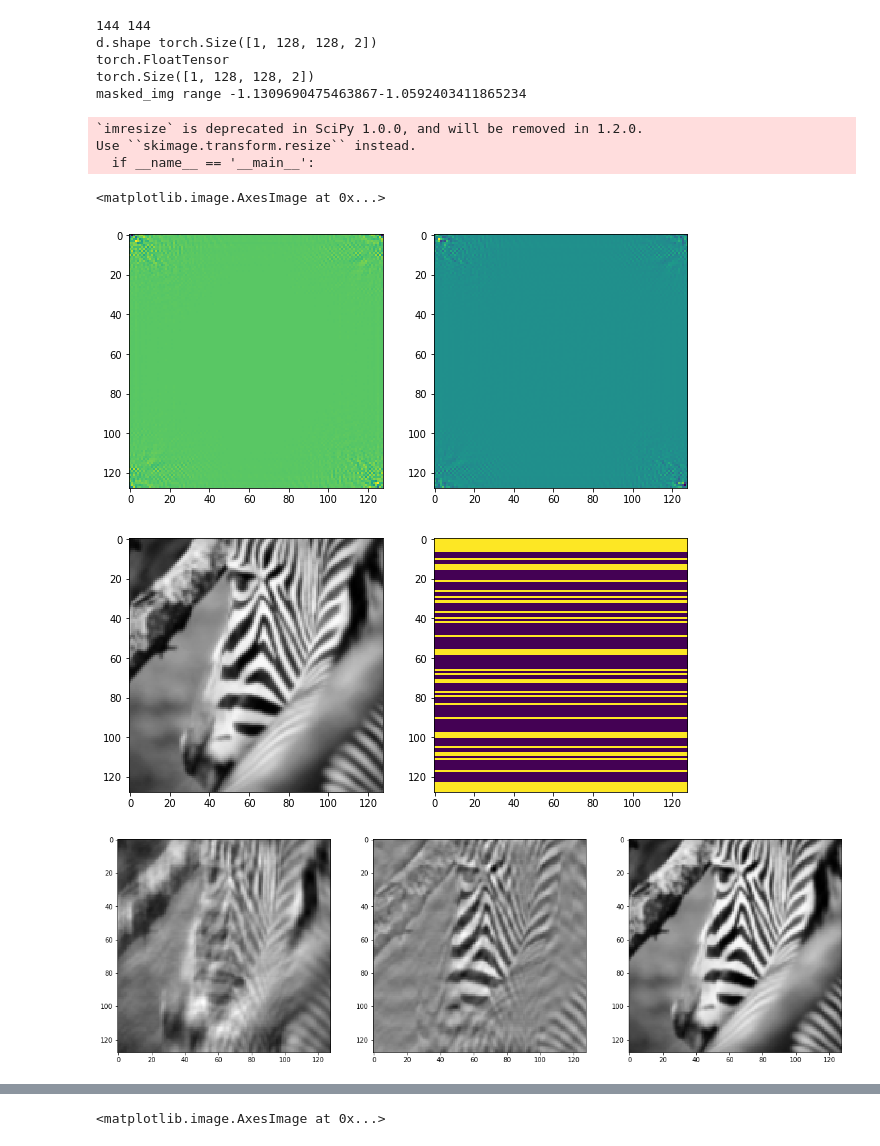
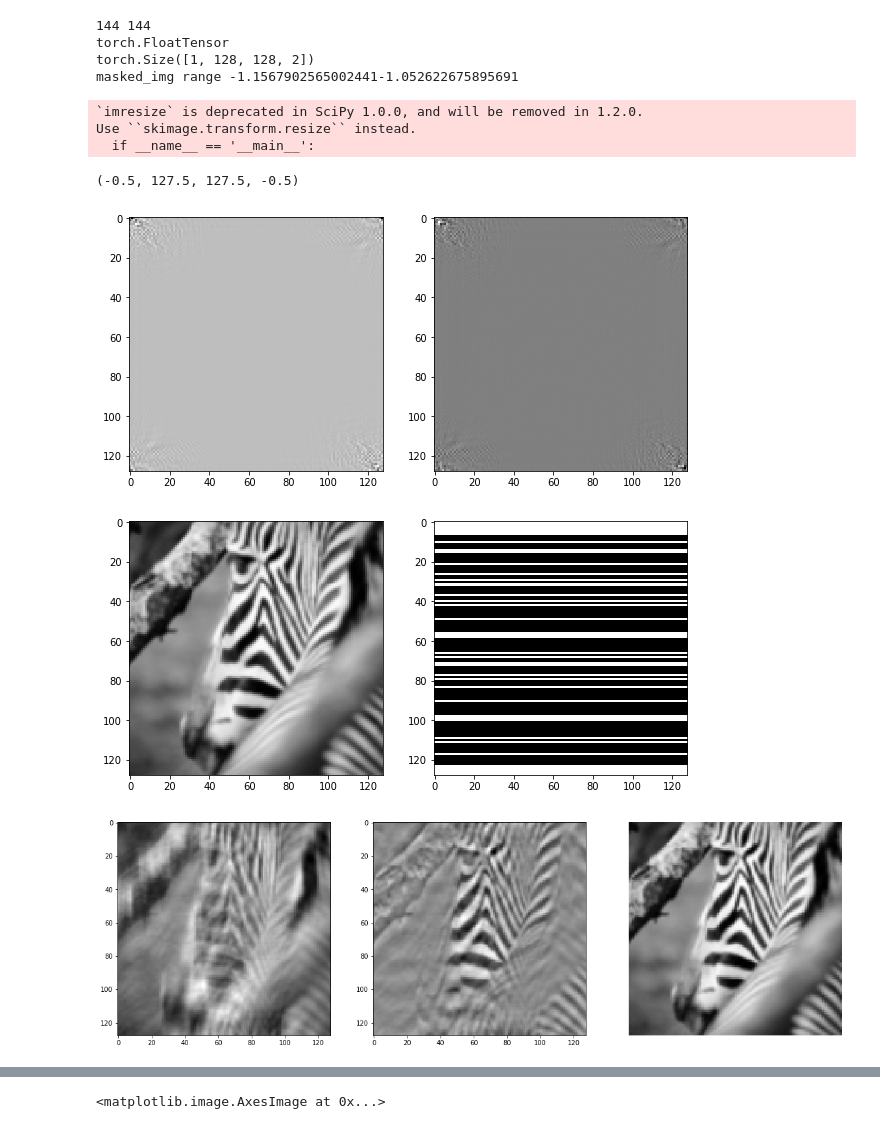
Before and after one commit to facebookresearch/active-mri-acquisition, a Jupyter notebook: small_tests.ipynb, the cells around one changed output, grey strips where cells are left out. Saved outputs shown, nothing was run; the diff lists cells and outputs as text; code cells hidden in the pictures.

```diff
--- a/small_tests.ipynb
+++ b/small_tests.ipynb
@@ -95,23 +95,22 @@ im_tensor.clamp_(-1,1)
 # mask = build_mask((1,h,w,2), 4, subsampling_type='lf_focused', center_fraction=0.2).astype(np.float32)
 # print('mask size', mask.shape)
 
-mask_fft = gen_kspace_mask([h,w], 0.25)
+mask_fft = gen_kspace_mask([h,w], 0.2)
 mask = mask_fft.float().numpy()
 
 d = torch.rfft(im_tensor.view(1,h,w), 2, onesided=False)
 plt.figure(figsize=(10,5))
 plt.subplot(121)
-plt.imshow(d[0][:,:,0])
+plt.imshow(d[0][:,:,0], cmap='gray')
 plt.subplot(122)
-plt.imshow(d[0][:,:,1])
-print('d.shape', d.shape)
-# img = torch.ifft(d, 2, onesided=False)
-# print(img.data.shape)
+plt.imshow(d[0][:,:,1], cmap='gray')
+
 plt.figure(figsize=(10,30))
 plt.subplot(1,2,1)
 plt.imshow(im_tensor, cmap='gray')
 plt.subplot(1,2,2)
-plt.imshow(mask[0,:,:,0])
+plt.imshow(mask[0,:,:,0], cmap='gray')
+
 mask_tensor = torch.from_numpy(mask)
 print(d.type())
 masked_mask_tensor = d * (mask_tensor)
@@ -119,40 +118,40 @@ masked_mask_tensor = d * (mask_tensor)
 inv_masked_mask_tensor = d * (1-mask_tensor)
 print(masked_mask_tensor.shape)
 # masked_img = torch.irfft(masked_mask_tensor, 2, onesided=False)
 
 masked_imgf = torch.ifft(masked_mask_tensor, 2)
 masked_img = masked_imgf[:,:,:,0]
 
 print('masked_img range {}-{}'.format(masked_img.min(), masked_img.max()))
 # print(masked_img.shape)
 # masked_img = torch.fFloatTensor(gaussian_filter(masked_img.data, sigma=0.4)) # apply
 inv_masked_imgf = torch.ifft(inv_masked_mask_tensor, 2)
 inv_masked_img = inv_masked_imgf[:,:,:,0]
 plt.figure(figsize=(20,50))
 plt.subplot(131)
 plt.imshow(masked_img[0], cmap='gray')
 plt.subplot(132)
 plt.imshow(inv_masked_img[0], cmap='gray')
 plt.subplot(133)
 plt.imshow(masked_img[0]  + inv_masked_img[0], cmap='gray')
 
+plt.axis('off')
 
 
-merge = masked_imgf[0]  + inv_masked_imgf[0]
-plt.figure(figsize=(10,10))
+# merge = masked_imgf[0]  + inv_masked_imgf[0]
+# plt.figure(figsize=(10,10))
 
-_fft_masked_img = torch.fft(masked_imgf,2)
-plt.imshow(_fft_masked_img[0,:,:,0], cmap='gray')
+# _fft_masked_img = torch.fft(masked_imgf,2)
+# plt.imshow(_fft_masked_img[0,:,:,0], cmap='gray')
 # %% [output]
 144 144
-d.shape torch.Size([1, 128, 128, 2])
 torch.FloatTensor
 torch.Size([1, 128, 128, 2])
-masked_img range -1.1309690475463867-1.0592403411865234
+masked_img range -1.1567902565002441-1.052622675895691
 `imresize` is deprecated in SciPy 1.0.0, and will be removed in 1.2.0.
 Use ``skimage.transform.resize`` instead.
   if __name__ == '__main__':
-<matplotlib.image.AxesImage at 0x...>
+(-0.5, 127.5, 127.5, -0.5)
-[figure, old version]
+[figure, new version]
-[figure, old version]
+[figure, new version]
-[figure, old version]
+[figure, new version]
```
Also changed, not shown: parts of 4 cells of this notebook, 8 other files.
